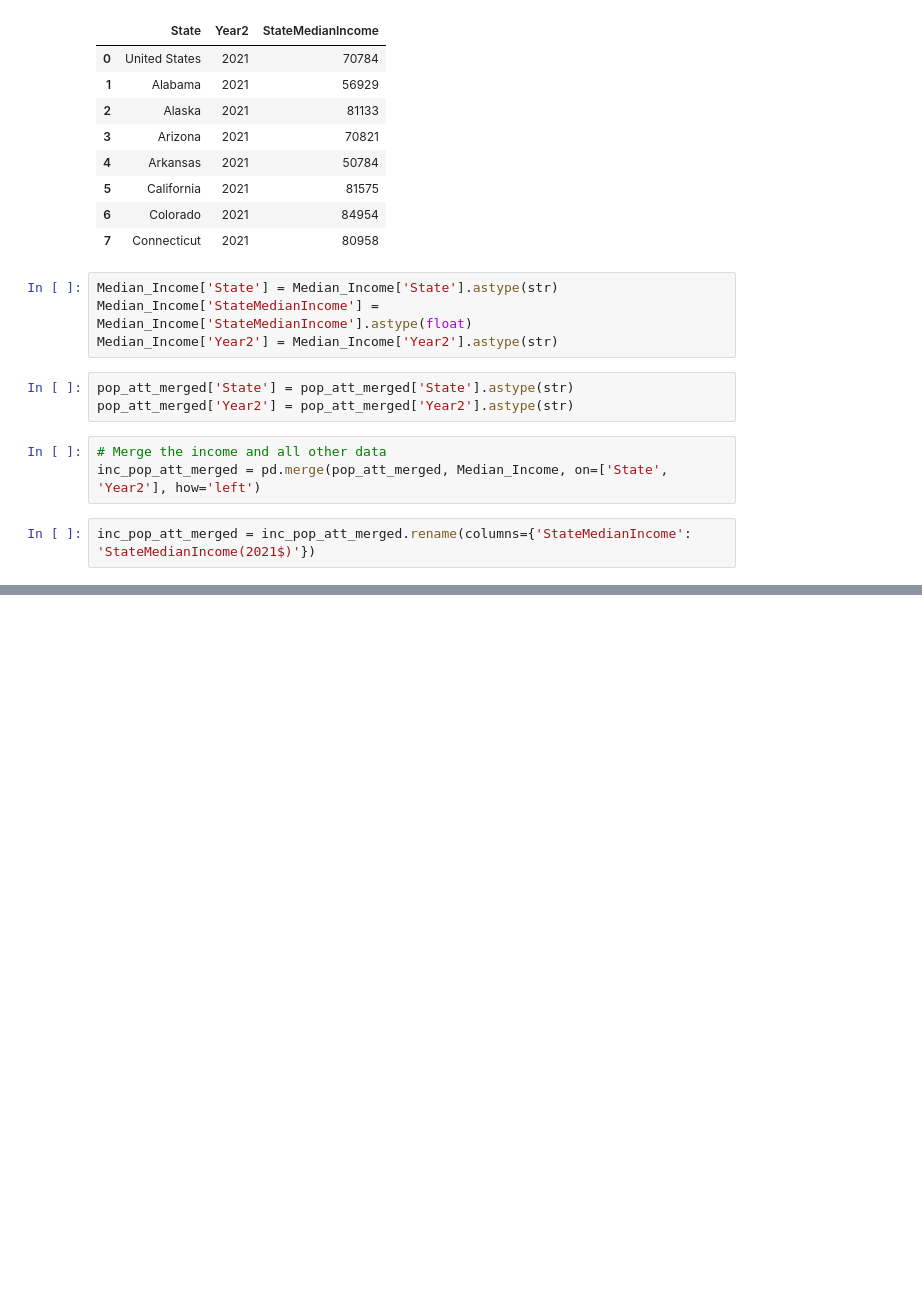
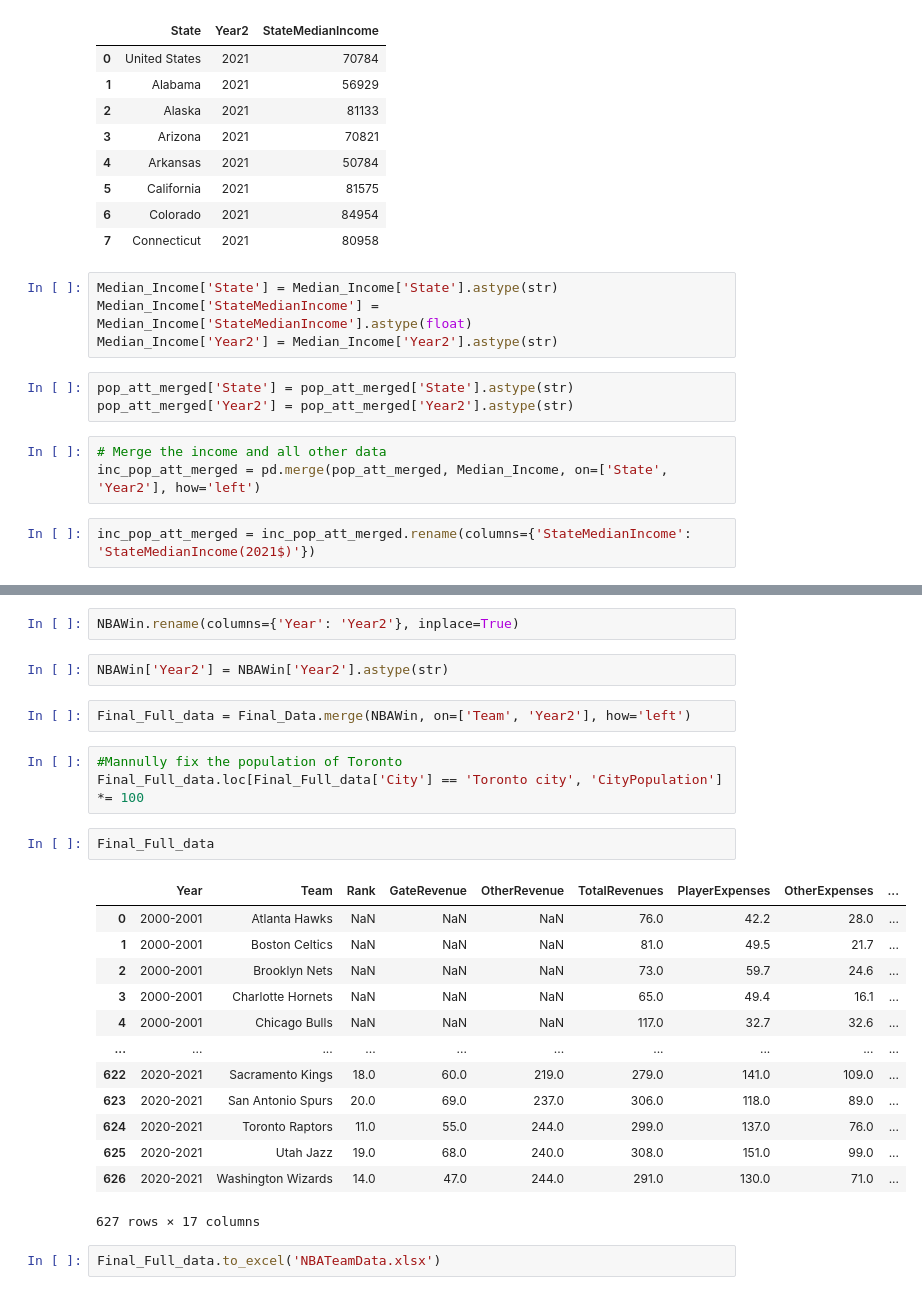
Before and after one commit to XinyangNick/ECO353-Project-1, a Jupyter notebook: ECO353P1.ipynb, the cells around one changed output, grey strips where cells are left out. Saved outputs shown, nothing was run; the diff lists cells and outputs as text; blank space fills up the shorter version.

```diff
--- a/ECO353P1.ipynb
+++ b/ECO353P1.ipynb
@@ -295,0 +306,27 @@ Final_Data
+# %%
+NBAWin.rename(columns={'Year': 'Year2'}, inplace=True)
+# %%
+NBAWin['Year2'] = NBAWin['Year2'].astype(str)
+# %%
+Final_Full_data = Final_Data.merge(NBAWin, on=['Team', 'Year2'], how='left')
+# %%
+#Mannully fix the population of Toronto
+Final_Full_data.loc[Final_Full_data['City'] == 'Toronto city', 'CityPopulation'] *= 100
+# %%
+Final_Full_data
+# %% [output]
+|  | Year | Team | Rank | GateRevenue | OtherRevenue | TotalRevenues | PlayerExpenses | OtherExpenses | ... |
+| 0 | 2000-2001 | Atlanta Hawks | NaN | NaN | NaN | 76.0 | 42.2 | 28.0 | ... |
+| 1 | 2000-2001 | Boston Celtics | NaN | NaN | NaN | 81.0 | 49.5 | 21.7 | ... |
+| 2 | 2000-2001 | Brooklyn Nets | NaN | NaN | NaN | 73.0 | 59.7 | 24.6 | ... |
+| 3 | 2000-2001 | Charlotte Hornets | NaN | NaN | NaN | 65.0 | 49.4 | 16.1 | ... |
+| 4 | 2000-2001 | Chicago Bulls | NaN | NaN | NaN | 117.0 | 32.7 | 32.6 | ... |
+| ... | ... | ... | ... | ... | ... | ... | ... | ... | ... |
+| 622 | 2020-2021 | Sacramento Kings | 18.0 | 60.0 | 219.0 | 279.0 | 141.0 | 109.0 | ... |
+| 623 | 2020-2021 | San Antonio Spurs | 20.0 | 69.0 | 237.0 | 306.0 | 118.0 | 89.0 | ... |
+| 624 | 2020-2021 | Toronto Raptors | 11.0 | 55.0 | 244.0 | 299.0 | 137.0 | 76.0 | ... |
+| 625 | 2020-2021 | Utah Jazz | 19.0 | 68.0 | 240.0 | 308.0 | 151.0 | 99.0 | ... |
+| 626 | 2020-2021 | Washington Wizards | 14.0 | 47.0 | 244.0 | 291.0 | 130.0 | 71.0 | ... |
+627 rows × 17 columns
+# %%
+Final_Full_data.to_excel('NBATeamData.xlsx')
```
Also changed, not shown: parts of 18 cells of this notebook, 4 other files.
